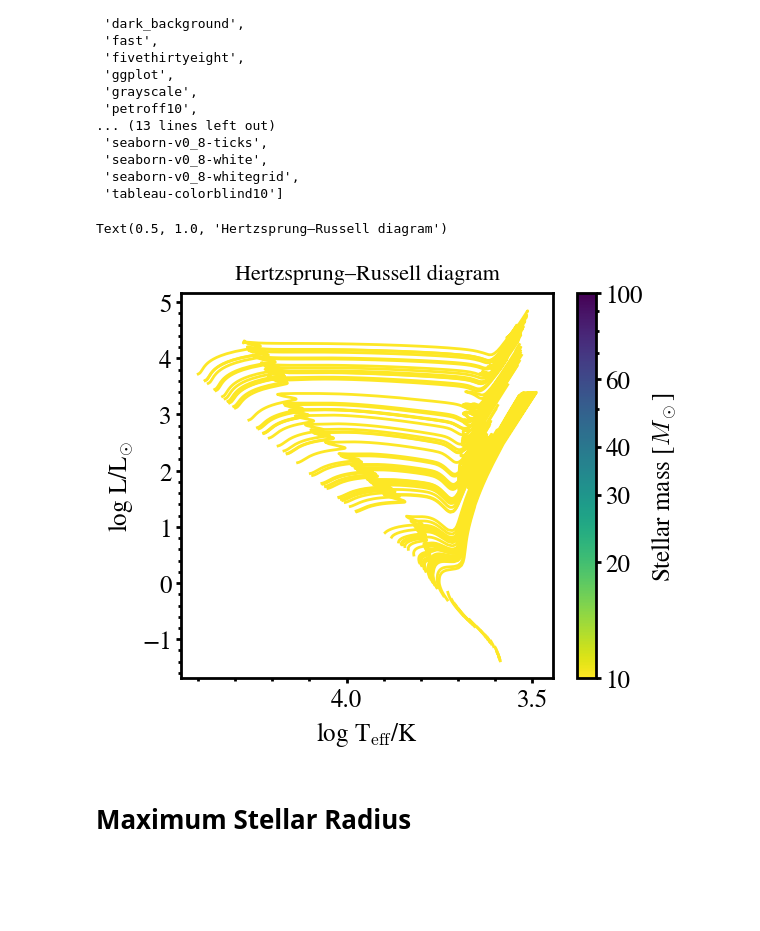
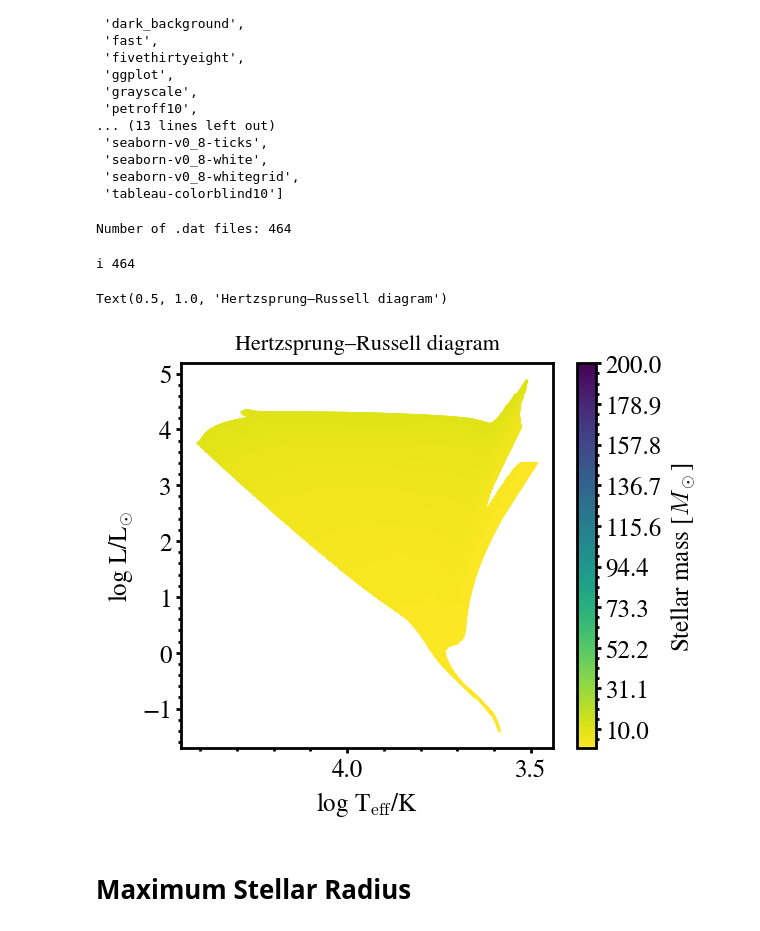
Before and after one commit to Poornima-Amali-Wickramasinghe/METISSE_ESproject, a Jupyter notebook: poornima_files/examples_on_website/example3.ipynb, the cells around one changed output. Saved outputs shown, nothing was run; the diff lists cells and outputs as text; code cells hidden in the pictures; blank space fills up the shorter version.

```diff
--- a/poornima_files/examples_on_website/example3.ipynb
+++ b/poornima_files/examples_on_website/example3.ipynb
@@ -28,12 +28,14 @@ metisse_params = {
     "metallicity_dir_he": "/home/poornima/Documents/my_METISSE_project/sample_tracks_solarZ/Helium/",
 }
 
+min_m= 10.0
+max_m = 200.0
 main_params = {
     "initial_Z": 0.02,
     "max_age": 2.0e4,
-    "number_of_tracks": 100,  ## initial value was 100
-    "min_mass": 10.0,
-    "max_mass": 200.0,
+    "number_of_tracks": 1000,  ## initial value was 100
+    "min_mass": min_m,
+    "max_mass": max_m,
     "sampling_scheme": "Kroupa2001",
     "BHNS_mass_scheme": "Belczynski2008",
     "write_output_to_file": True,
@@ -80,9 +82,22 @@ plt.style.available
 # plt.style.use('matplotlibrc') ## this
 
 mpl.rc_file("/home/poornima/Documents/my_METISSE_project/docs/source/notebook/matplotlibrc") ## added by ama
+# %%
+base_name = os.path.join(run_dir, 'output')
+file_name = glob.glob(base_name + "/*.dat")
+
+num_files = len(file_name)
+print(f"Number of .dat files: {num_files}")
+# %% [output]
+Number of .dat files: 464
 # %%
 # Logarithmic color normalization for stellar mass
-norm = mpl.colors.LogNorm(vmin=10, vmax=100.0)
+##norm = mpl.colors.LogNorm(vmin=min_m, vmax=max_m)
+##cmap = mpl.cm.ScalarMappable(norm=norm, cmap='viridis_r')
+##cmap.set_array([])
+
+# Linear normalization for colorbar
+norm = mpl.colors.Normalize(vmin=0.0, vmax=max_m)
 cmap = mpl.cm.ScalarMappable(norm=norm, cmap='viridis_r')
 cmap.set_array([])
 
@@ -93,38 +108,48 @@ file_name.sort()
 
 fig, ax = plt.subplots(figsize=(6,5))
 phase_lim = 5                # Limit the phases for clarity
+
+i=0
 
 # --- Plot each track ---
 for eachfile in file_name:
     # Extract 5-digit mass value from filename (e.g., '00005' -> 5.0 Msun)
     mass = re.findall(r"[0-9]{5}", eachfile)[0]
     m = float(mass) / 100.0
 
     # Read stellar evolution data
     evolve_data = pd.read_table(eachfile, sep=r"\s+")
     evolve_data = evolve_data[evolve_data.phase <= phase_lim]
 
     Teff = evolve_data['log_Teff']
     L = evolve_data['log_L']
 
+    i = i+1
+
     # Plot track with color determined by mass
     ax.plot(Teff, L, color=cmap.to_rgba(m))
+
+print('i',i)
 
 # --- Add colorbar for stellar mass ---
 cbar = plt.colorbar(cmap, ax=ax)
 cbar.set_label(r'Stellar mass [$M_\odot$]')
-ticks = [10,20,30,40,60, 100]
+##ticks = [10,20,30,40,60, 100]
+##cbar.set_ticks(ticks)
+##cbar.set_ticklabels([str(t) for t in ticks])
+ticks = np.linspace(min_m, max_m, 10)
 cbar.set_ticks(ticks)
-cbar.set_ticklabels([str(t) for t in ticks])
-
+cbar.set_ticklabels([f"{t:.1f}" for t in ticks])
+cbar.update_ticks()
 
 ax.set_xlabel(r'log T$_{\mathrm{eff}}$/K')
 ax.set_ylabel(r'log L/L$_{\odot}$')
 ax.invert_xaxis()
 ax.set_title("Hertzsprung–Russell diagram")
 # %% [output]
-Text(0.5, 1.0, 'Hertzsprung–Russell diagram')
+i 464
+Text(0.5, 1.0, 'Hertzsprung–Russell diagram')
-[figure, old version]
+[figure, new version]
 # %% [markdown]
 # Maximum Stellar Radius
 # %% [markdown]
```
Also changed, not shown: parts of 2 cells of this notebook.
